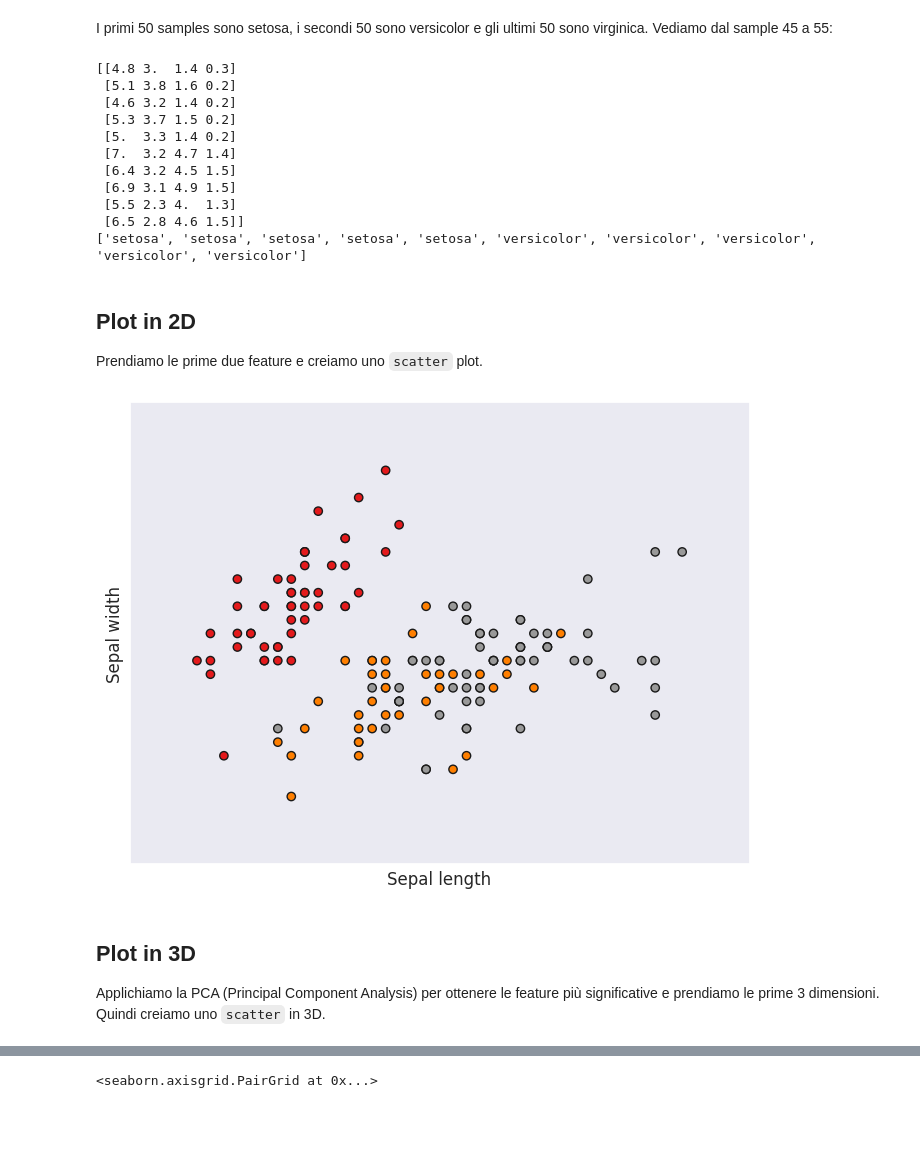
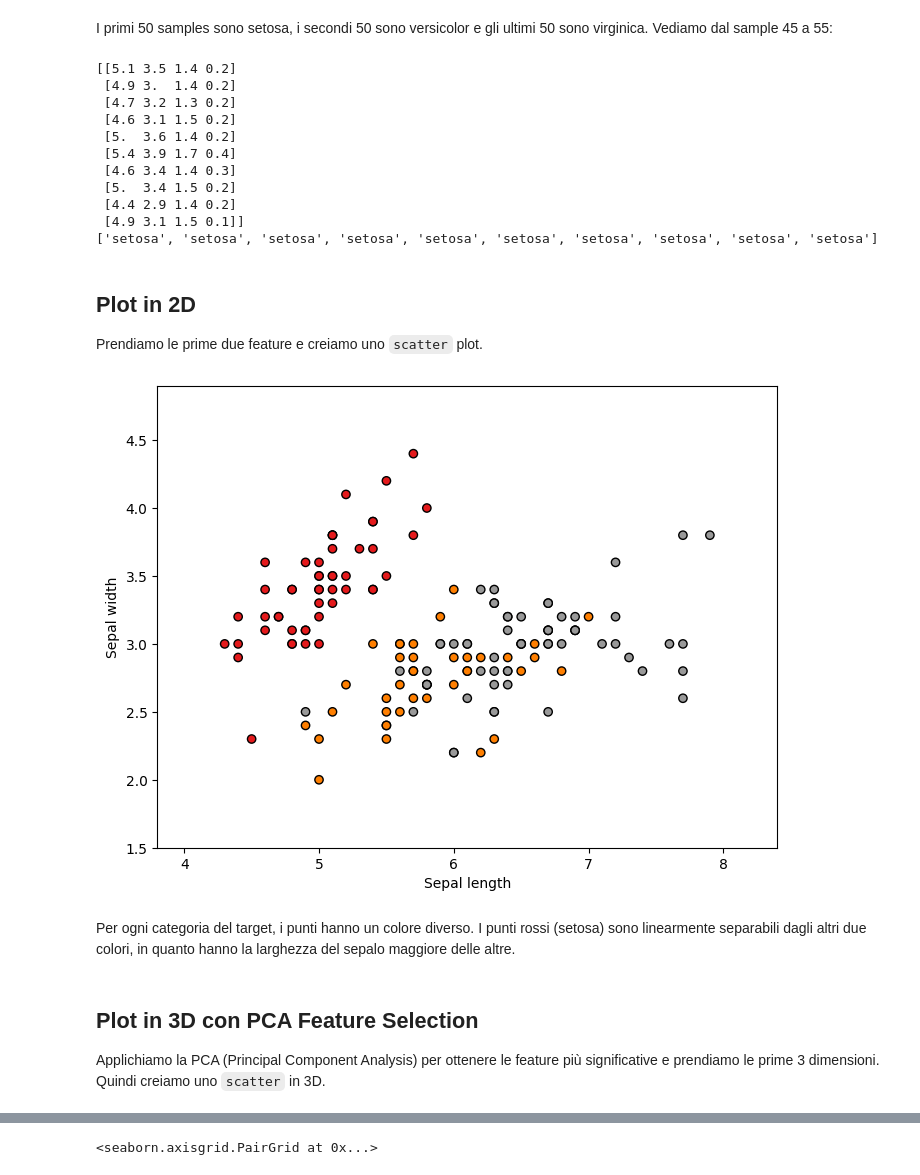
Before and after one commit to redjack96/CodiceML, a Jupyter notebook: src/esercitazioni/[WMIR]01_esercitazione_knn_iris.ipynb, the cells around one changed output, grey strips where cells are left out. Saved outputs shown, nothing was run; the diff lists cells and outputs as text; code cells hidden in the pictures; blank space fills up the shorter version.

```diff
--- a/src/esercitazioni/[WMIR]01_esercitazione_knn_iris.ipynb
+++ b/src/esercitazioni/[WMIR]01_esercitazione_knn_iris.ipynb
@@ -39,21 +39,21 @@ Iris plants dataset
 I primi 50 samples sono setosa, i secondi 50 sono versicolor e gli ultimi 50 sono virginica.
 Vediamo dal sample 45 a 55:
 # %%
-start = 45
+start = 0
 print(iris['data'][start:start+10])
 print([iris['target_names'][x] for x in iris['target'][start:start+10]])
 # %% [output]
-[[4.8 3.  1.4 0.3]
- [5.1 3.8 1.6 0.2]
- [4.6 3.2 1.4 0.2]
- [5.3 3.7 1.5 0.2]
- [5.  3.3 1.4 0.2]
- [7.  3.2 4.7 1.4]
- [6.4 3.2 4.5 1.5]
- [6.9 3.1 4.9 1.5]
- [5.5 2.3 4.  1.3]
- [6.5 2.8 4.6 1.5]]
-['setosa', 'setosa', 'setosa', 'setosa', 'setosa', 'versicolor', 'versicolor', 'versicolor', 'versicolor', 'versicolor']
+[[5.1 3.5 1.4 0.2]
+ [4.9 3.  1.4 0.2]
+ [4.7 3.2 1.3 0.2]
+ [4.6 3.1 1.5 0.2]
+ [5.  3.6 1.4 0.2]
+ [5.4 3.9 1.7 0.4]
+ [4.6 3.4 1.4 0.3]
+ [5.  3.4 1.5 0.2]
+ [4.4 2.9 1.4 0.2]
+ [4.9 3.1 1.5 0.1]]
+['setosa', 'setosa', 'setosa', 'setosa', 'setosa', 'setosa', 'setosa', 'setosa', 'setosa', 'setosa']
 # %% [markdown]
 ## Plot in 2D
 
@@ -61,33 +61,35 @@ Prendiamo le prime due feature e creiamo uno `scatter` plot.
 # %%
 # Prendiamo le prime due features (sepal length e sepal width)
 # ndarray: il primo indice (:) significa che prendiamo tutte le righe, il secondo indice (:2) significa che prendiamo la colonna 0 e 1.
-X = iris.data[:, :2]
-y = iris.target
+X = iris.data[:, :2] # size = 150. Matrice con le prime due colonne del dataset.
+y = iris.target # array con gli indici dei target (0=setosa,1=versicolor,2=virginica) (size = 150)
 
 # ricaviamo il massimo e il minimo di ciascuna feature.
 x_min, x_max = X[:, 0].min() - 0.5, X[:, 0].max() + 0.5
 y_min, y_max = X[:, 1].min() - 0.5, X[:, 1].max() + 0.5
 
-plt.figure(2, figsize=(8, 6))
-plt.clf()
+plt.figure(2, figsize=(8, 6)) # 2 e' un identificatore della figura
+plt.clf() # pulisce la figura
 
 # Plot the training points (tutte le righe, della colonna 0 sono la x e tutte le righe della colonna 1 sono le y)
-plt.scatter(X[:, 0], X[:, 1], c=y, cmap=plt.cm.Set1, edgecolor="k")
+plt.scatter(X[:, 0], X[:, 1], c=y, cmap=plt.cm.Set1, edgecolor="k") # c= color, cmap = mappa colori
 plt.xlabel("Sepal length")
 plt.ylabel("Sepal width")
 
 plt.xlim(x_min, x_max)
 plt.ylim(y_min, y_max)
 
-# togliamo i ticks
-plt.xticks(())
-plt.yticks(())
+# per togliere i ticks
+# plt.xticks(())
+# plt.yticks(())
 
 plt.show()
 # %% [output]
-[figure, old version]
+[figure, new version]
+# %% [markdown]
+Per ogni categoria del target, i punti hanno un colore diverso. I punti rossi (setosa) sono linearmente separabili dagli altri due colori, in quanto hanno la larghezza del sepalo maggiore delle altre.
 # %% [markdown]
-## Plot in 3D
+## Plot in 3D con PCA Feature Selection
 
 Applichiamo la PCA (Principal Component Analysis) per ottenere le feature più significative e prendiamo le prime 3 dimensioni. Quindi creiamo uno `scatter` in 3D.
 # %%
```
Also changed, not shown: parts of 10 cells of this notebook, 2 other files.
